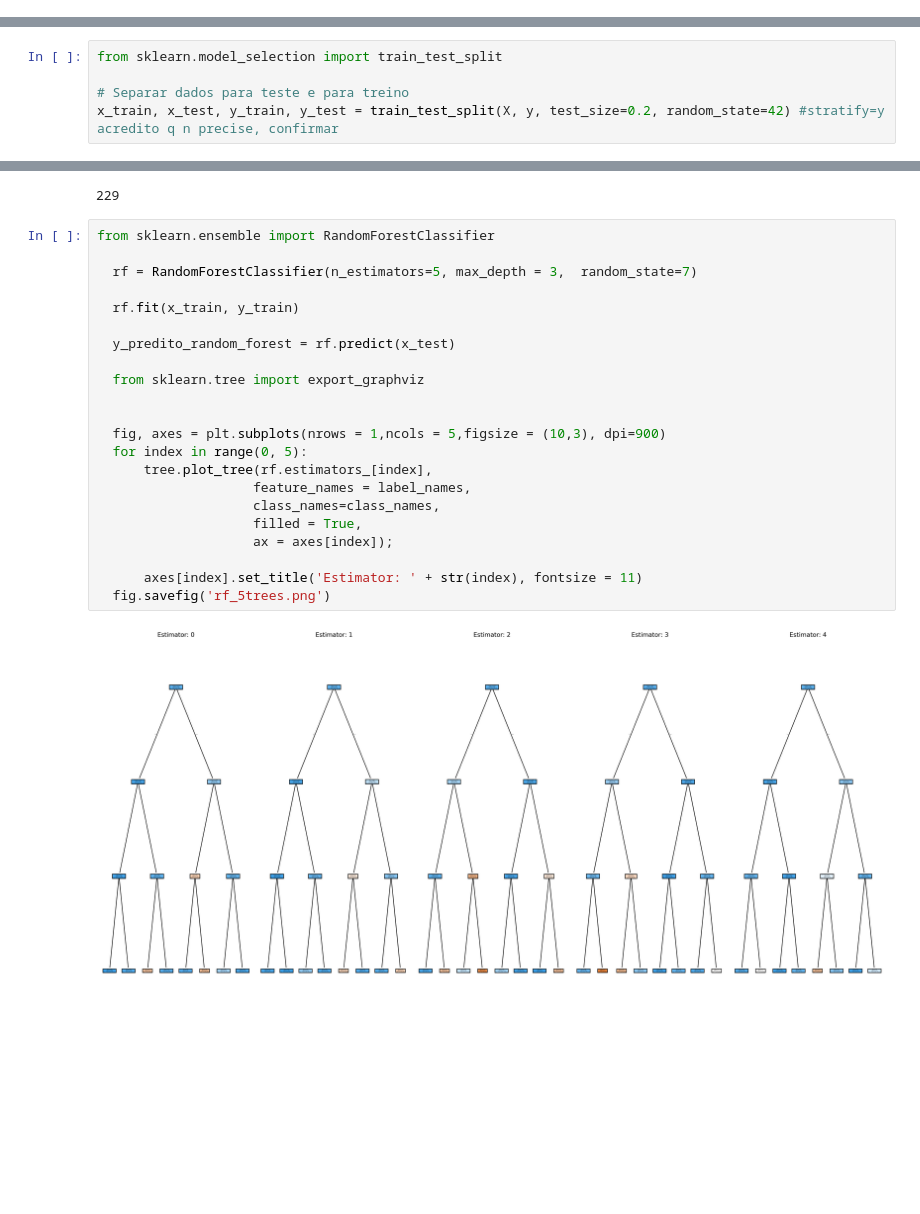
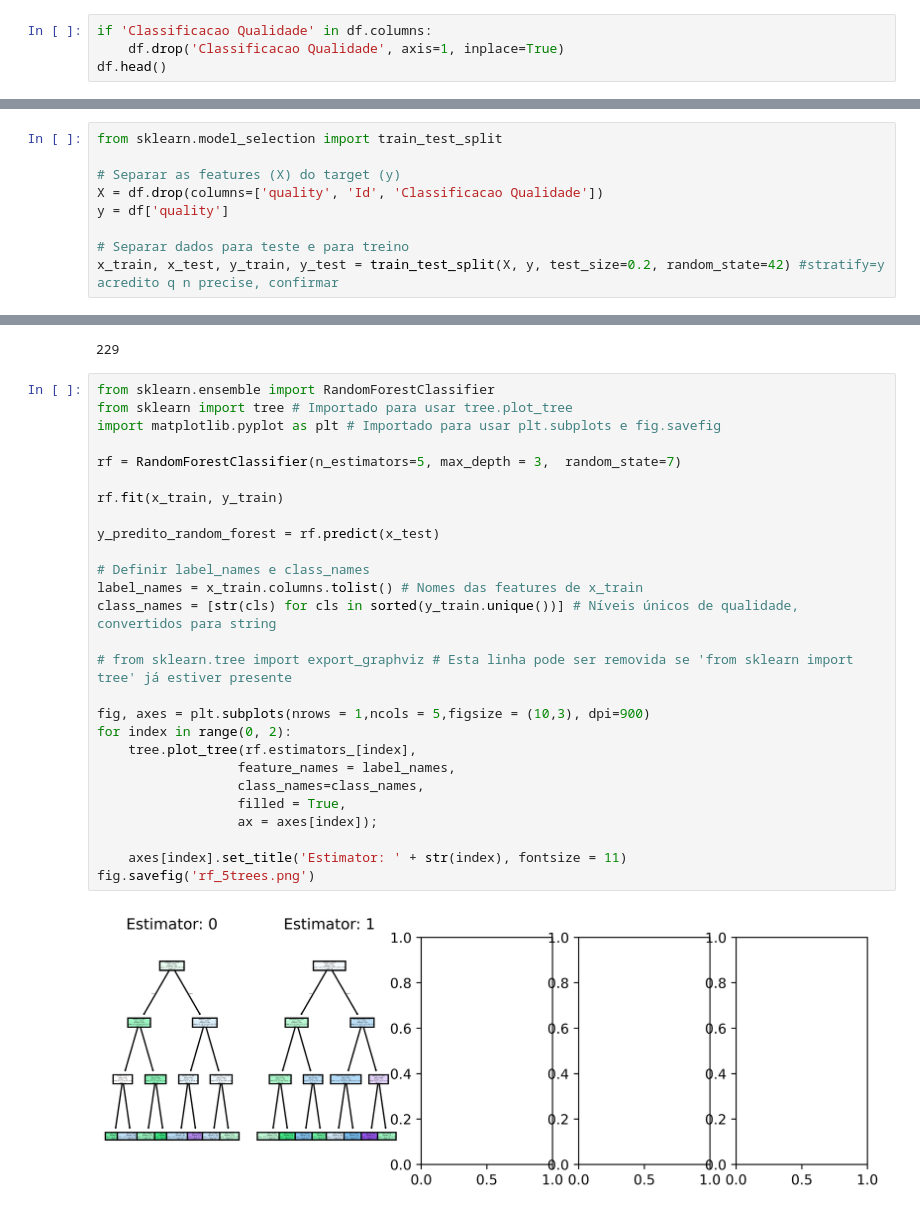
Before and after one commit to camilaalmeiida/wine-quality-classification, a Jupyter notebook: notebooks/wine_quality_analysis.ipynb, the cells around one changed output, grey strips where cells are left out. Cells and saved outputs as stored; diff of their text form; blank space fills up the shorter version.

```diff
--- a/notebooks/wine_quality_analysis.ipynb
+++ b/notebooks/wine_quality_analysis.ipynb
@@ -68,3 +68,7 @@ df.head(10)
 | 7 | 7.3 | 0.65 | 0.00 | 1.2 | 0.065 | 15.0 | ... |
 | 8 | 7.8 | 0.58 | 0.02 | 2.0 | 0.073 | 9.0 | ... |
 | 9 | 6.7 | 0.58 | 0.08 | 1.8 | 0.097 | 15.0 | ... |
+# %%
+if 'Classificacao Qualidade' in df.columns:
+    df.drop('Classificacao Qualidade', axis=1, inplace=True)
+df.head()
@@ -274,6 +285,10 @@ plt.show()
 # %%
 from sklearn.model_selection import train_test_split
 
+# Separar as features (X) do target (y)
+X = df.drop(columns=['quality', 'Id', 'Classificacao Qualidade'])
+y = df['quality']
+
 # Separar dados para teste e para treino
 x_train, x_test, y_train, y_test = train_test_split(X, y, test_size=0.2, random_state=42) #stratify=y acredito q n precise, confirmar
 # %%
@@ -300,25 +315,30 @@ len(x_test)
 229
 # %%
 from sklearn.ensemble import RandomForestClassifier
+from sklearn import tree # Importado para usar tree.plot_tree
+import matplotlib.pyplot as plt # Importado para usar plt.subplots e fig.savefig
 
-  rf = RandomForestClassifier(n_estimators=5, max_depth = 3,  random_state=7)
+rf = RandomForestClassifier(n_estimators=5, max_depth = 3,  random_state=7)
 
-  rf.fit(x_train, y_train)
+rf.fit(x_train, y_train)
 
-  y_predito_random_forest = rf.predict(x_test)
+y_predito_random_forest = rf.predict(x_test)
 
-  from sklearn.tree import export_graphviz
+# Definir label_names e class_names
+label_names = x_train.columns.tolist() # Nomes das features de x_train
+class_names = [str(cls) for cls in sorted(y_train.unique())] # Níveis únicos de qualidade, convertidos para string
 
+# from sklearn.tree import export_graphviz # Esta linha pode ser removida se 'from sklearn import tree' já estiver presente
 
-  fig, axes = plt.subplots(nrows = 1,ncols = 5,figsize = (10,3), dpi=900)
-  for index in range(0, 5):
-      tree.plot_tree(rf.estimators_[index],
-                    feature_names = label_names,
-                    class_names=class_names,
-                    filled = True,
-                    ax = axes[index]);
+fig, axes = plt.subplots(nrows = 1,ncols = 5,figsize = (10,3), dpi=900)
+for index in range(0, 2):
+    tree.plot_tree(rf.estimators_[index],
+                  feature_names = label_names,
+                  class_names=class_names,
+                  filled = True,
+                  ax = axes[index]);
 
-      axes[index].set_title('Estimator: ' + str(index), fontsize = 11)
-  fig.savefig('rf_5trees.png')
+    axes[index].set_title('Estimator: ' + str(index), fontsize = 11)
+fig.savefig('rf_5trees.png')
 # %% [output]
-[figure, old version]
+[figure, new version]
```
Also changed, not shown: parts of 1 cell of this notebook.
